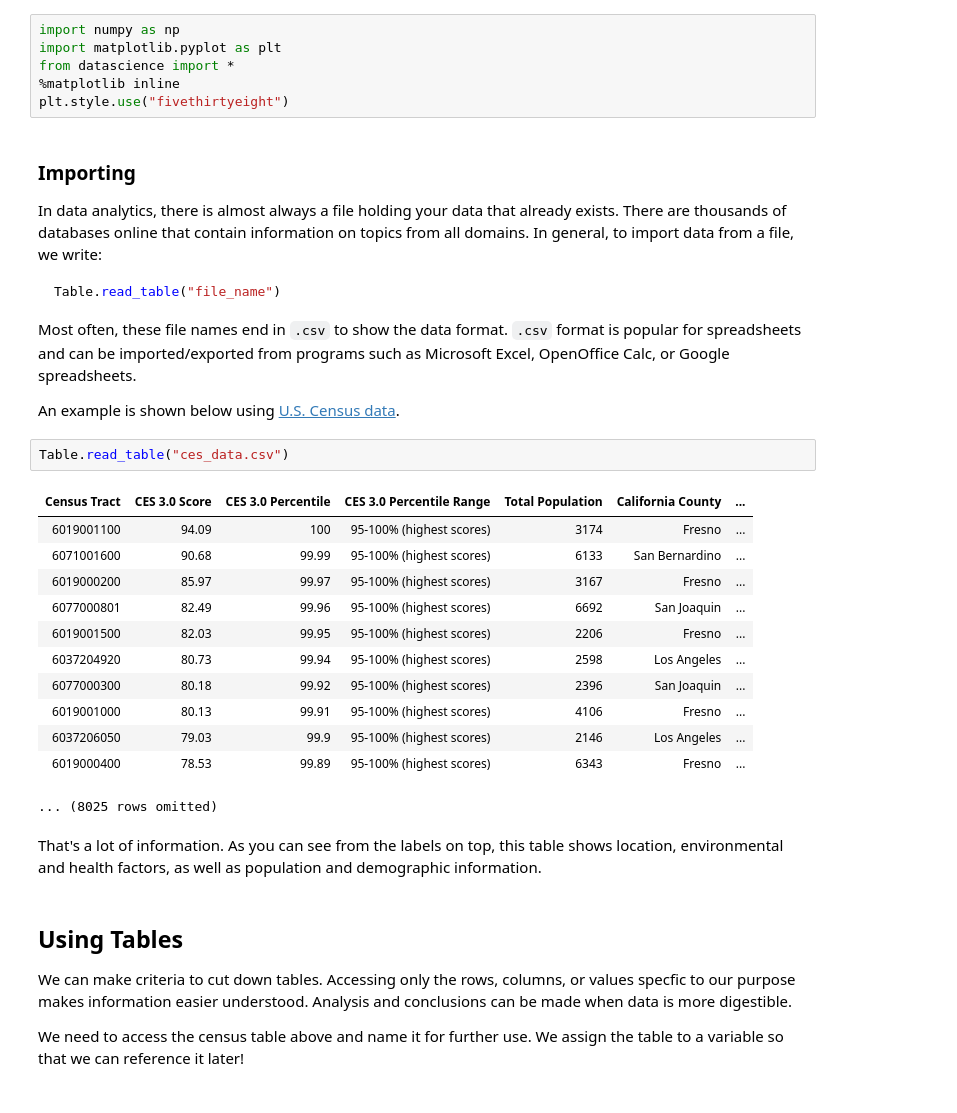
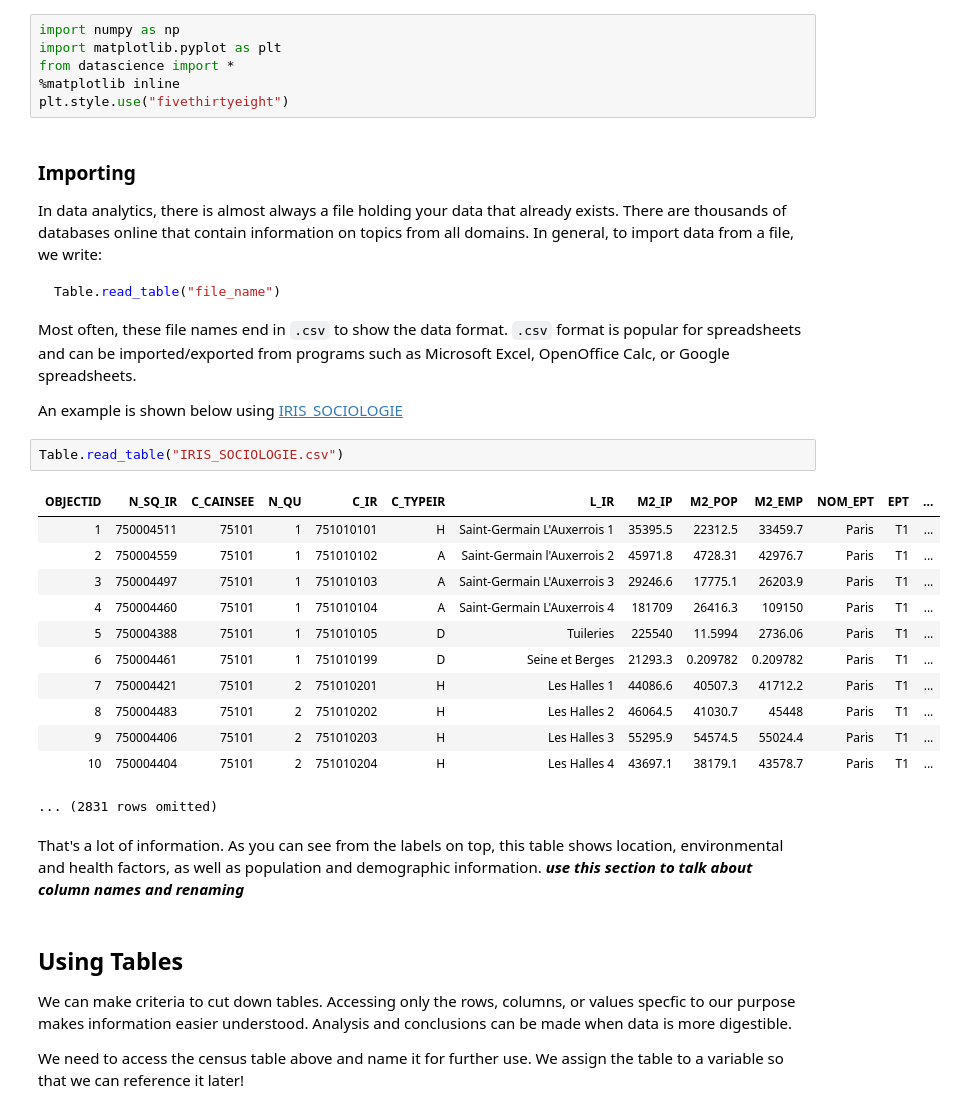
Before and after one commit to Sandotin/Analysis-of-Gentrification-of-Paris-IRIS-Units, a Jupyter notebook: Introduction-to-Python (1).ipynb, the cells around one changed output. Saved outputs shown, nothing was run; the diff lists cells and outputs as text.

Commit message:
intro with soc data

```diff
--- a/Introduction-to-Python.ipynb
+++ b/Introduction-to-Python (1).ipynb
@@ -49,24 +136,24 @@ Table.read_table("file_name")
 
 Most often, these file names end in `.csv` to show the data format. `.csv` format is popular for spreadsheets and can be imported/exported from programs such as Microsoft Excel, OpenOffice Calc, or Google spreadsheets.
 
-An example is shown below using [U.S. Census data](http://www2.census.gov/programs-surveys/popest/datasets/2010-2015/national/asrh/nc-est2015-agesex-res.csv).
+An example is shown below using [IRIS_SOCIOLOGIE](http://opendata.apur.org/datasets/iris-sociologie/data)
 # %%
-Table.read_table("ces_data.csv")
+Table.read_table("IRIS_SOCIOLOGIE.csv")
 # %% [output]
-| Census Tract | CES 3.0 Score | CES 3.0 Percentile | CES 3.0 Percentile Range | Total Population | California County | ... |
-| 6019001100 | 94.09 | 100 | 95-100% (highest scores) | 3174 | Fresno | ... |
-| 6071001600 | 90.68 | 99.99 | 95-100% (highest scores) | 6133 | San Bernardino | ... |
-| 6019000200 | 85.97 | 99.97 | 95-100% (highest scores) | 3167 | Fresno | ... |
-| 6077000801 | 82.49 | 99.96 | 95-100% (highest scores) | 6692 | San Joaquin | ... |
-| 6019001500 | 82.03 | 99.95 | 95-100% (highest scores) | 2206 | Fresno | ... |
-| 6037204920 | 80.73 | 99.94 | 95-100% (highest scores) | 2598 | Los Angeles | ... |
-| 6077000300 | 80.18 | 99.92 | 95-100% (highest scores) | 2396 | San Joaquin | ... |
-| 6019001000 | 80.13 | 99.91 | 95-100% (highest scores) | 4106 | Fresno | ... |
-| 6037206050 | 79.03 | 99.9 | 95-100% (highest scores) | 2146 | Los Angeles | ... |
-| 6019000400 | 78.53 | 99.89 | 95-100% (highest scores) | 6343 | Fresno | ... |
+| OBJECTID | N_SQ_IR | C_CAINSEE | N_QU | C_IR | C_TYPEIR | L_IR | M2_IP | M2_POP | M2_EMP | NOM_EPT | EPT | ... |
+| 1 | 750004511 | 75101 | 1 | 751010101 | H | Saint-Germain L'Auxerrois 1 | 35395.5 | 22312.5 | 33459.7 | Paris | T1 | ... |
+| 2 | 750004559 | 75101 | 1 | 751010102 | A | Saint-Germain l'Auxerrois 2 | 45971.8 | 4728.31 | 42976.7 | Paris | T1 | ... |
+| 3 | 750004497 | 75101 | 1 | 751010103 | A | Saint-Germain L'Auxerrois 3 | 29246.6 | 17775.1 | 26203.9 | Paris | T1 | ... |
+| 4 | 750004460 | 75101 | 1 | 751010104 | A | Saint-Germain L'Auxerrois 4 | 181709 | 26416.3 | 109150 | Paris | T1 | ... |
+| 5 | 750004388 | 75101 | 1 | 751010105 | D | Tuileries | 225540 | 11.5994 | 2736.06 | Paris | T1 | ... |
+| 6 | 750004461 | 75101 | 1 | 751010199 | D | Seine et Berges | 21293.3 | 0.209782 | 0.209782 | Paris | T1 | ... |
+| 7 | 750004421 | 75101 | 2 | 751010201 | H | Les Halles 1 | 44086.6 | 40507.3 | 41712.2 | Paris | T1 | ... |
+| 8 | 750004483 | 75101 | 2 | 751010202 | H | Les Halles 2 | 46064.5 | 41030.7 | 45448 | Paris | T1 | ... |
+| 9 | 750004406 | 75101 | 2 | 751010203 | H | Les Halles 3 | 55295.9 | 54574.5 | 55024.4 | Paris | T1 | ... |
+| 10 | 750004404 | 75101 | 2 | 751010204 | H | Les Halles 4 | 43697.1 | 38179.1 | 43578.7 | Paris | T1 | ... |
-... (8025 rows omitted)
+... (2831 rows omitted)
 # %% [markdown]
-That's a lot of information. As you can see from the labels on top, this table shows location, environmental and health factors, as well as population and demographic information.
+That's a lot of information. As you can see from the labels on top, this table shows location, environmental and health factors, as well as population and demographic information. ***use this section to talk about column names and renaming***
 # %% [markdown]
 ## Using Tables
 
```
Also changed, not shown: parts of 39 cells of this notebook, 1 other file.
